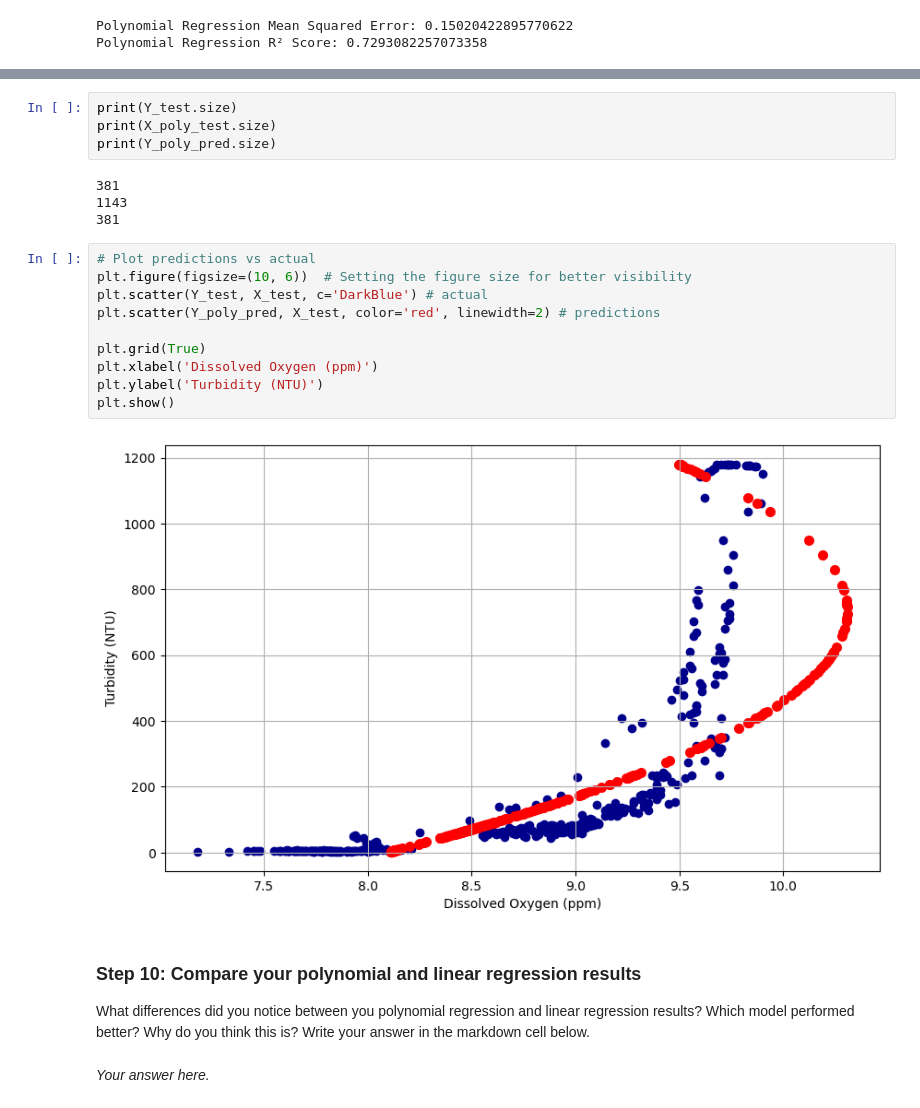
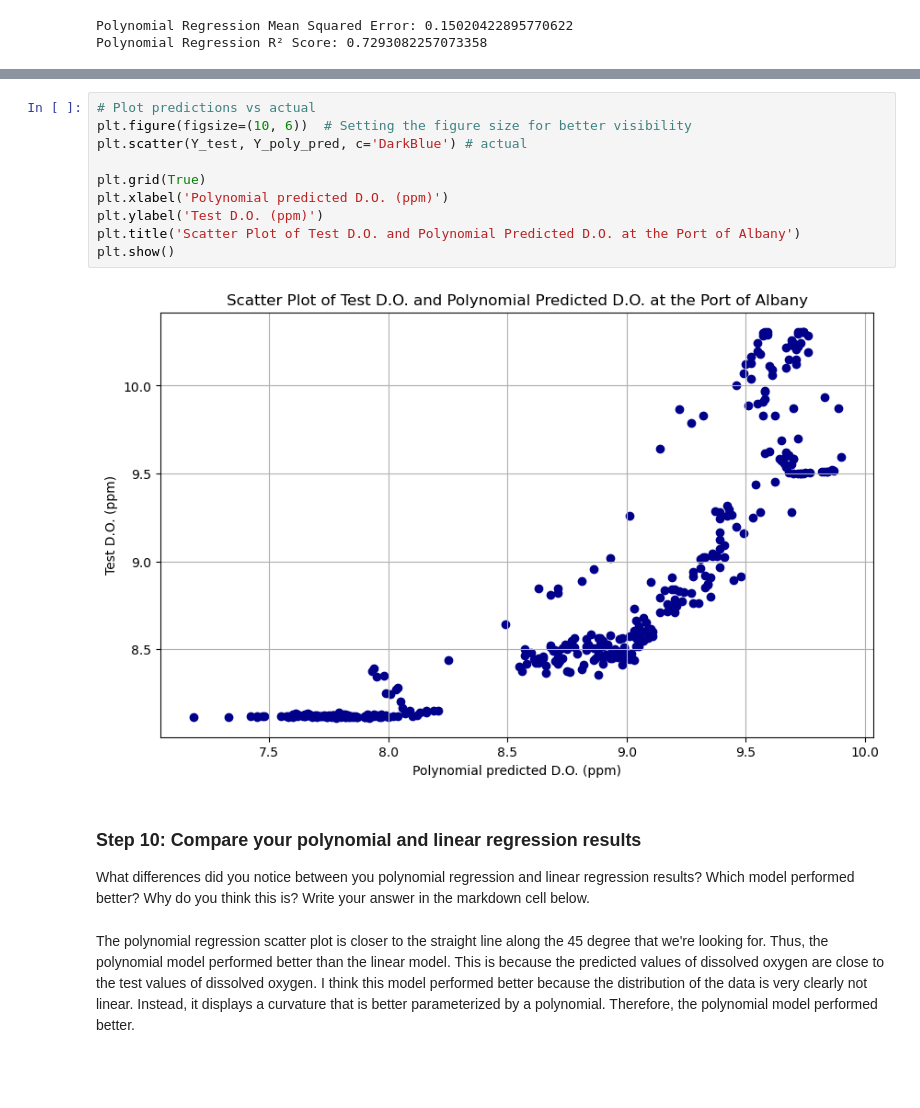
Before and after one commit to haylee360/EDS232-labs, a Jupyter notebook: Week1/Lab1-hurricane.ipynb, the cells around one changed output, grey strips where cells are left out. Saved outputs shown, nothing was run; the diff lists cells and outputs as text; blank space fills up the shorter version.

```diff
--- a/Week1/Lab1-hurricane.ipynb
+++ b/Week1/Lab1-hurricane.ipynb
@@ -278,26 +269,18 @@ print(len(Y_poly_pred))
-# %%
-print(Y_test.size)
-print(X_poly_test.size)
-print(Y_poly_pred.size)
-# %% [output]
-381
-1143
-381
-# %%
-# Plot predictions vs actual
-plt.figure(figsize=(10, 6))  # Setting the figure size for better visibility
-plt.scatter(Y_test, X_test, c='DarkBlue') # actual
-plt.scatter(Y_poly_pred, X_test, color='red', linewidth=2) # predictions
-
-plt.grid(True)
-plt.xlabel('Dissolved Oxygen (ppm)')
-plt.ylabel('Turbidity (NTU)')
-plt.show()
-# %% [output]
-[figure, removed]
+# %%
+# Plot predictions vs actual
+plt.figure(figsize=(10, 6))  # Setting the figure size for better visibility
+plt.scatter(Y_test, Y_poly_pred, c='DarkBlue') # actual
+
+plt.grid(True)
+plt.xlabel('Polynomial predicted D.O. (ppm)')
+plt.ylabel('Test D.O. (ppm)')
+plt.title('Scatter Plot of Test D.O. and Polynomial Predicted D.O. at the Port of Albany')
+plt.show()
+# %% [output]
+[figure, added]
 # %% [markdown]
 ### Step 10: Compare your polynomial and linear regression results
 
 What differences did you notice between you polynomial regression and linear regression results? Which model performed better? Why do you think this is? Write your answer in the markdown cell below.
 # %% [markdown]
-*Your answer here.*
+The polynomial regression scatter plot is closer to the straight line along the 45 degree that we're looking for. Thus, the polynomial model performed better than the linear model. This is because the predicted values of dissolved oxygen are close to the test values of dissolved oxygen. I think this model performed better because the distribution of the data is very clearly not linear. Instead, it displays a curvature that is better parameterized by a polynomial. Therefore, the polynomial model performed better.
```
Also changed, not shown: parts of 3 cells of this notebook.
